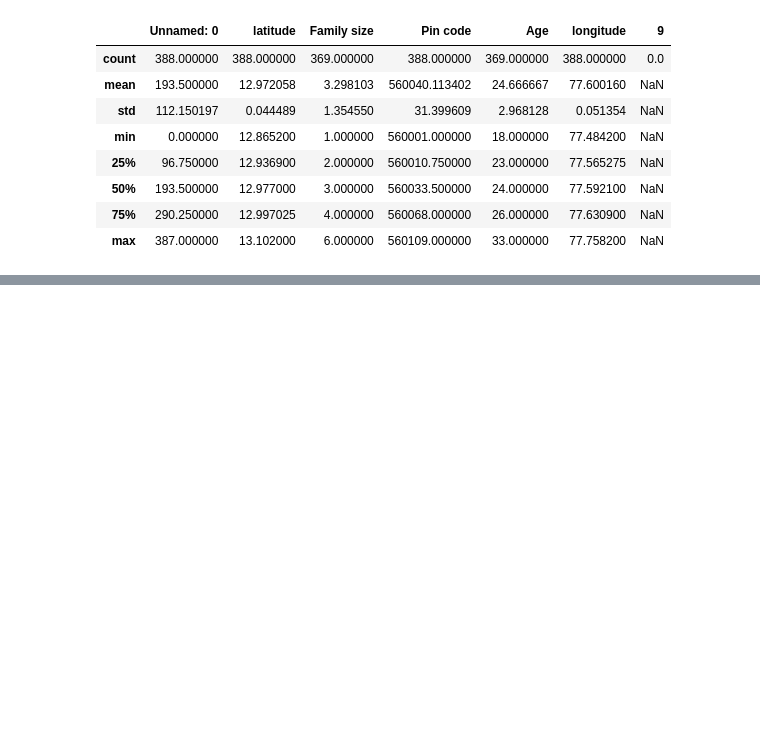
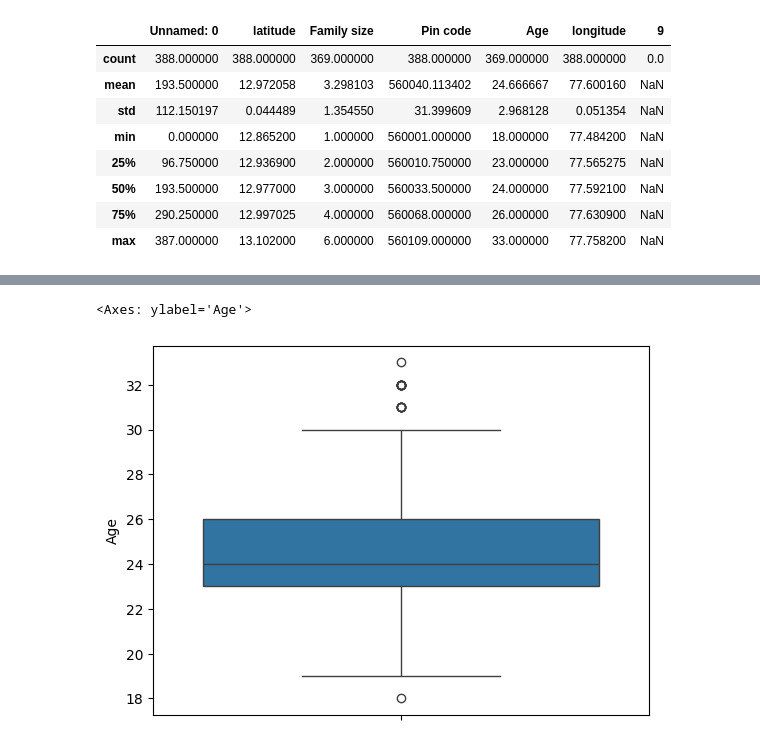
Before and after one commit to kamaruddin12345/aj-ka-code, a Jupyter notebook: eda.ipynb, the cells around one changed output, grey strips where cells are left out. Drawn from its saved outputs; the diff is of its cells as text; code cells hidden in the pictures; blank space fills up the shorter version.

```diff
--- a/eda.ipynb
+++ b/eda.ipynb
@@ -81,7 +81,5 @@ df.describe()
 | 50% | 193.500000 | 12.977000 | 3.000000 | 560033.500000 | 24.000000 | 77.592100 | NaN |
 | 75% | 290.250000 | 12.997025 | 4.000000 | 560068.000000 | 26.000000 | 77.630900 | NaN |
 | max | 387.000000 | 13.102000 | 6.000000 | 560109.000000 | 33.000000 | 77.758200 | NaN |
-# %%
-family_mean=int(df["Family size"].mean())
 # %%
 import seaborn as sns
@@ -93,0 +106,5 @@ NameError: name 'df' is not defined
+# %%
+sns.boxplot(df["Age"])
+# %% [output]
+<Axes: ylabel='Age'>
+[figure, added]
```
Also changed, not shown: parts of 44 cells of this notebook.
